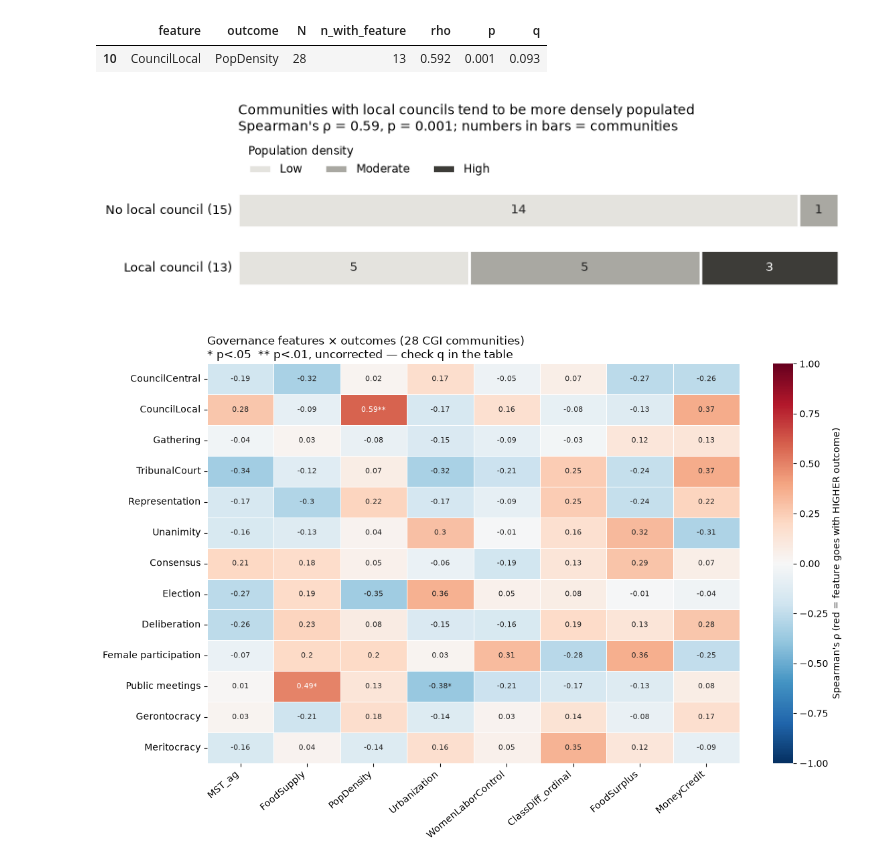
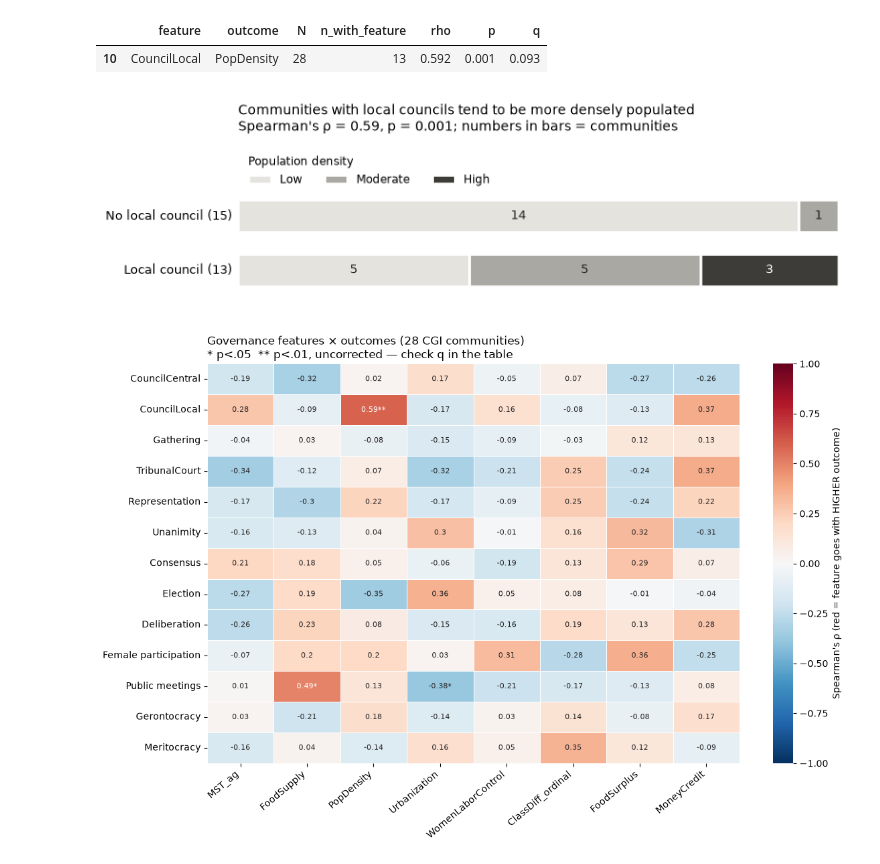
Before and after one commit to rileynwong/cgi-analysis, a Jupyter notebook: CGI_Replication_Manual.ipynb, the cells around one changed output. Cells and saved outputs as stored; diff of their text form; code cells hidden in the pictures.

```diff
--- a/CGI_Replication_Manual.ipynb
+++ b/CGI_Replication_Manual.ipynb
@@ -401,36 +404,38 @@ res[res['q'] < .10].sort_values('q').round(3)
 # %%
 f, o = 'CouncilLocal', 'PopDensity'
 levels = {1: 'Low', 2: 'Moderate', 3: 'High'}
 shades = ['#e4e3de', '#a9a8a2', '#3d3c38']                   # light → dark = low → high density
 rows = [('No local council', 0), ('Local council', 1)]
 
 fig, ax = plt.subplots(figsize=(8, 2.4))
 for i, (label, v) in enumerate(rows):
     s = out.loc[gov[f] == v, o].dropna()
     left = 0
     for (lvl, name), shade in zip(levels.items(), shades):
         n = (s == lvl).sum()
         share = n / len(s)
         ax.barh(i, share, left=left, color=shade, height=0.6, edgecolor='white', lw=2,
                 label=name if i == 0 else None)
         if n:
             ax.text(left + share / 2, i, n, ha='center', va='center', fontsize=9,
                     color='white' if shade == shades[-1] else '#222222')
         left += share
     ax.text(-0.01, i, f'{label} ({len(s)})', ha='right', va='center', fontsize=9.5)
 
 rho, p = stats.spearmanr(gov[f], out[o])
 ax.set_xlim(0, 1); ax.set_ylim(1.6, -0.6); ax.axis('off')
 ax.legend(title='Population density', ncol=3, frameon=False, fontsize=8.5, title_fontsize=8.5,
           loc='upper left', bbox_to_anchor=(0, 1.32), alignment='left')
 ax.set_title(f'Communities with local councils tend to be more densely populated\n'
              f"Spearman's ρ = {rho:.2f}, p = {p:.3f}; numbers in bars = communities",
-             loc='left', fontsize=10, pad=34)
+             loc='left', fontsize=10, pad=40)
+
+plt.tight_layout();
 
 plt.savefig('figures/BOOK_local_councils_density.png', dpi=300, bbox_inches='tight')
-plt.tight_layout(); plt.show()
+plt.show()
 # %% [output]
-[figure, old version]
+[figure, new version]
 # %%
 ### Heatmap
 rho_mat = res.pivot(index='feature', columns='outcome', values='rho').loc[gov_keep, out_keep]
```
Also changed, not shown: parts of 7 cells of this notebook.
